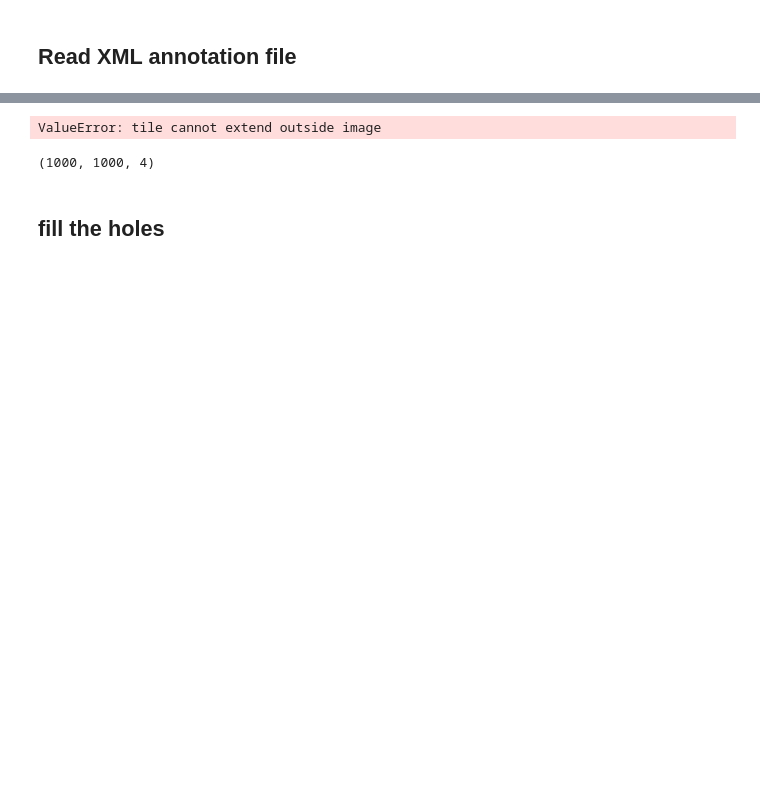
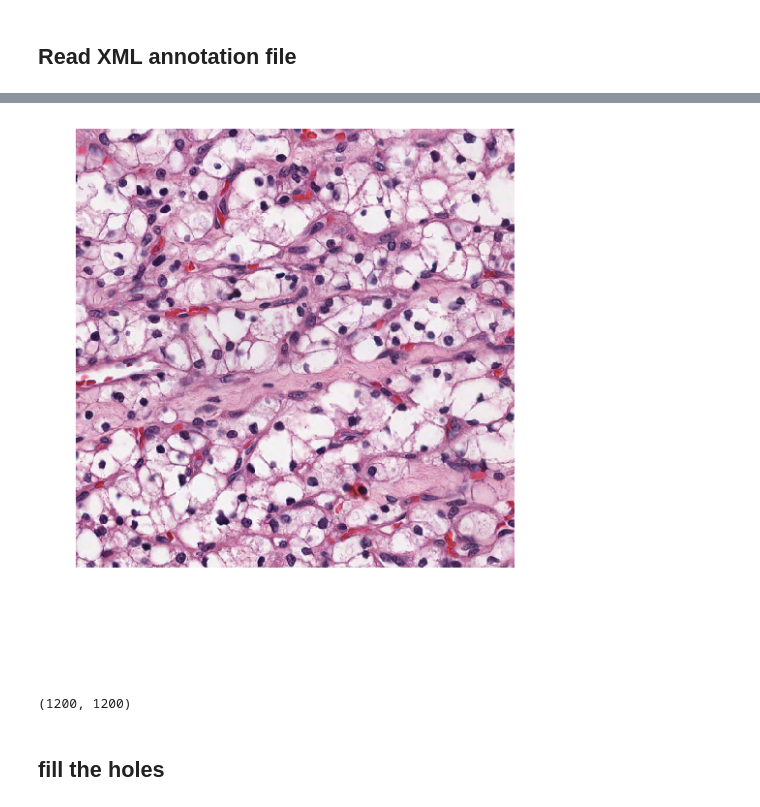
Before and after one commit to kdung/cell_segmentation, a Jupyter notebook: mask_2class.ipynb, the cells around one changed output, grey strips where cells are left out. Saved outputs shown, nothing was run; the diff lists cells and outputs as text; code cells hidden in the pictures; blank space fills up the shorter version.

```diff
--- a/mask_2class.ipynb
+++ b/mask_2class.ipynb
@@ -33,16 +31,17 @@ plt.show()
 # %%
-import matplotlib.pyplot as plt
-tis = plt.imread("data/images/TCGA-B0-5710-01Z-00-DX1.tif")
-
-fig=plt.figure(figsize=(10, 10))
+from PIL import Image, ImageDraw
+tis = Image.open("data/images/TCGA-B0-5710-01Z-00-DX1.tif")
+tis.size = (1200, 1200)
+plt.figure(figsize=(10,10))
+plt.axis("off")
 plt.imshow(tis)
 plt.show()
 # %% [output]
-ValueError: tile cannot extend outside image
+[figure, added]
 # %%
-tis.shape
+tis.size
 # %% [output]
-(1000, 1000, 4)
+(1200, 1200)
 # %% [markdown]
 ## fill the holes
 # %%
```
Also changed, not shown: parts of 12 cells of this notebook.
